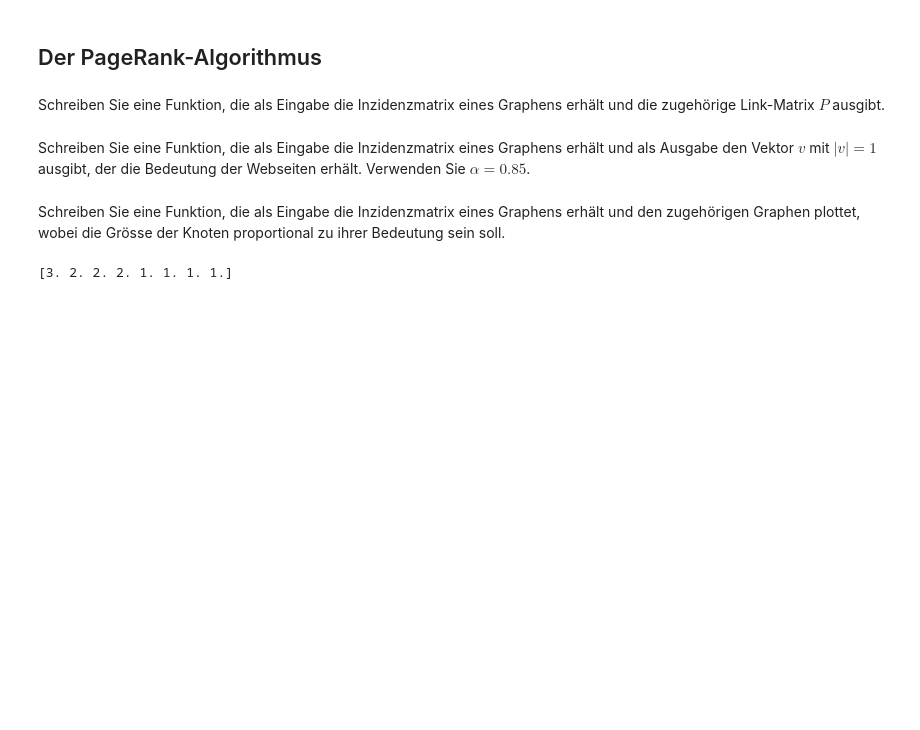
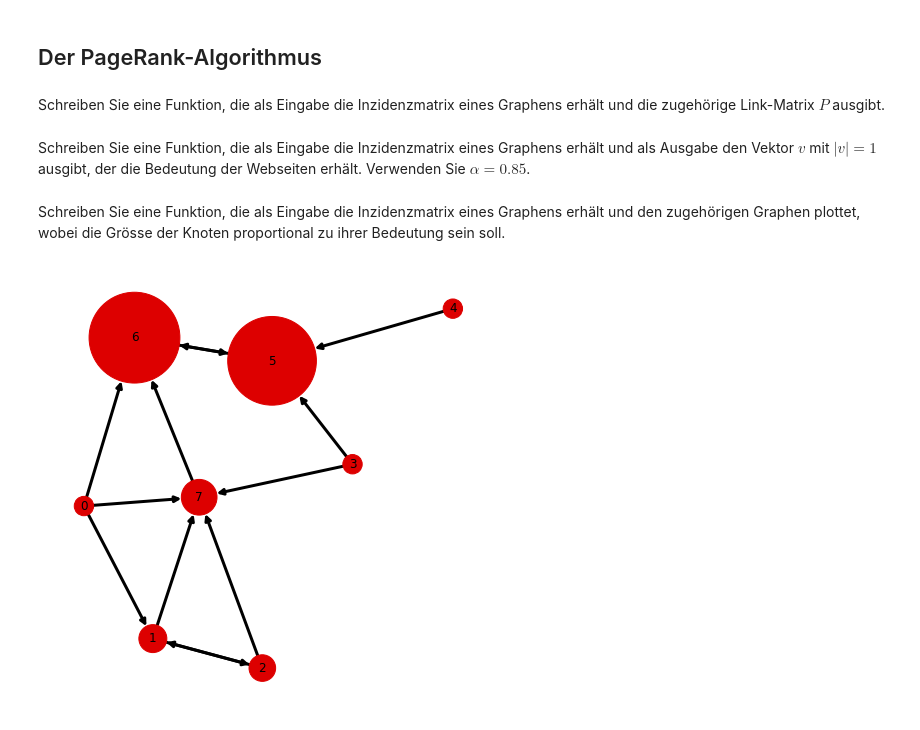
Before and after one commit to rberberat/lag_homework_1, a Jupyter notebook: lag_programmieraufgabe_ROBIN_BERBERAT.ipynb, the cells around one changed output. Cells and saved outputs as stored; diff of their text form; code cells hidden in the pictures; blank space fills up the shorter version.

```diff
--- a/lag_programmieraufgabe_ROBIN_BERBERAT.ipynb
+++ b/lag_programmieraufgabe_ROBIN_BERBERAT.ipynb
@@ -122,14 +127,16 @@ Schreiben Sie eine Funktion, die als Eingabe die Inzidenzmatrix eines Graphens e
 # %%
 def create_lm_from_im(im):
     am = turn_im_into_am(im)
+    am = am.astype(float)
 
     foo = np.sum(am, axis=1, dtype=float)
 
-    for i in foo:
-        i = 1/i
+    for i, s in enumerate(foo):
+        foo[i] = 1/s
 
-    print(foo)
+    for iterable, value in enumerate(am):
+        am[iterable] = value*foo[iterable]
 
-    amt = am.T
+    return am.T
 # %% [markdown]
 Schreiben Sie eine Funktion, die als Eingabe die Inzidenzmatrix eines Graphens erhält und als Ausgabe den Vektor $v$ mit $|v|=1$ ausgibt, der die Bedeutung der Webseiten erhält. Verwenden Sie $\alpha=0.85$.
@@ -136,6 +186,16 @@ Schreiben Sie eine Funktion, die als Eingabe die Inzidenzmatrix eines Graphens e
 # %% [markdown]
 Schreiben Sie eine Funktion, die als Eingabe die Inzidenzmatrix eines Graphens erhält und den zugehörigen Graphen plottet, wobei die Grösse der Knoten proportional zu ihrer Bedeutung sein soll.
-# %%
-create_lm_from_im(E)
-# %% [output]
-[3. 2. 2. 2. 1. 1. 1. 1.]
+# %%
+def plot_Graph_from_Im(IM, use_student_made_algo=False):
+    AM = turn_im_into_am(IM)
+
+    if(use_student_made_algo):
+        weights = create_meaning_vector_from_im(IM)
+    else:
+        weights = create_PageRank_with_NXAlgo(IM)
+
+    plot_graph(AM, knoten_gewichte=weights)
+# %%
+plot_Graph_from_Im(E, use_student_made_algo=True)
+# %% [output]
+[figure, added]
```
Also changed, not shown: parts of 7 cells of this notebook, 8 other files.
